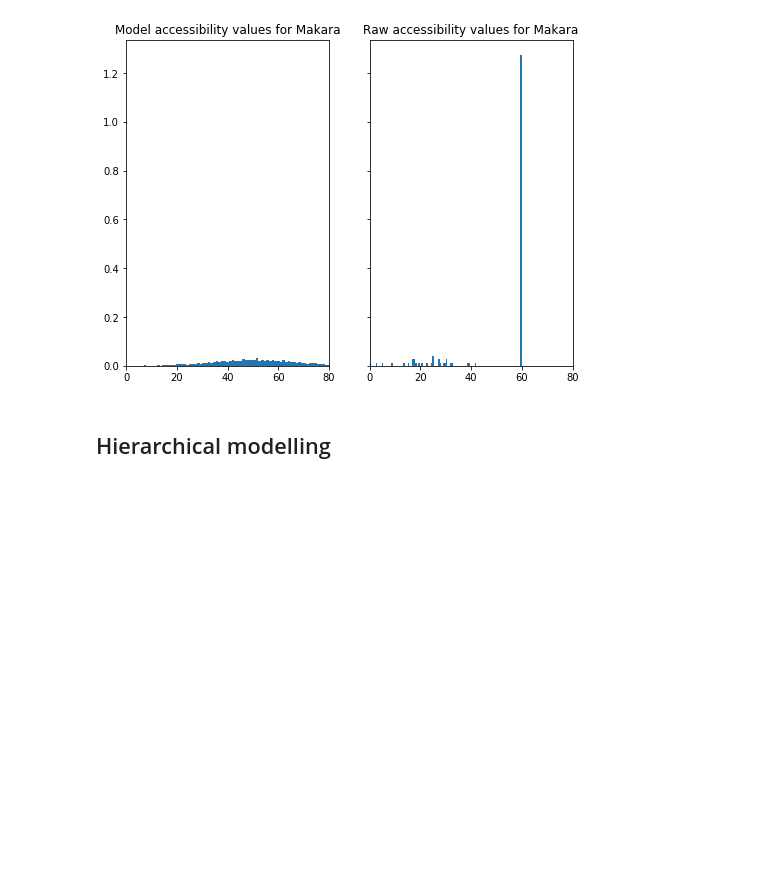
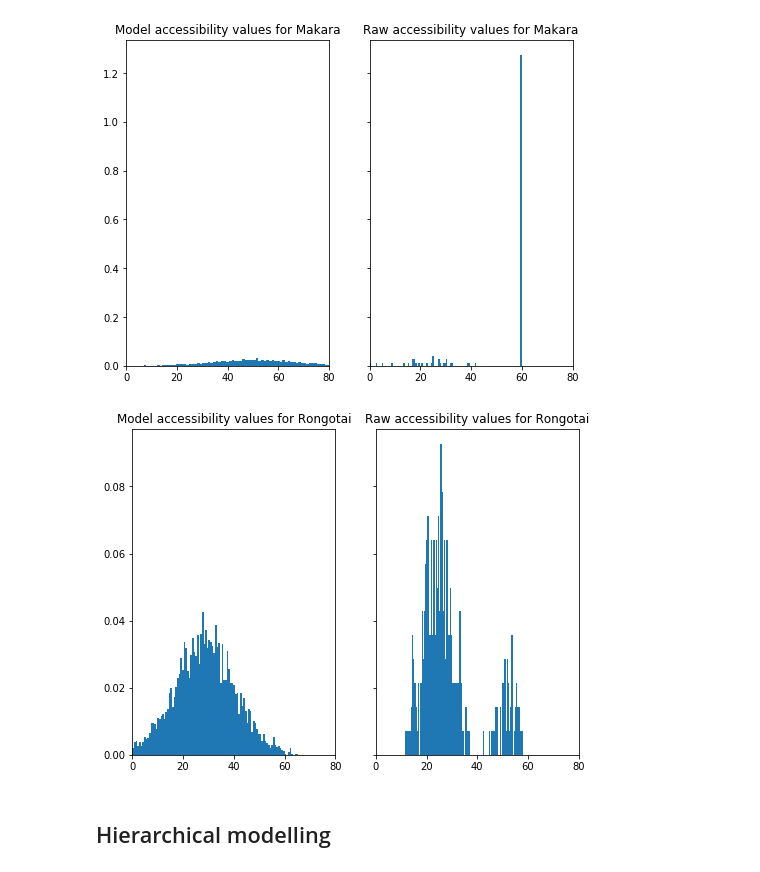
Before and after one commit to shriv/accessibility-series, a Jupyter notebook: Visualising accessibility by suburb.ipynb, the cells around one changed output. Drawn from its saved outputs; the diff is of its cells as text; code cells hidden in the pictures; blank space fills up the shorter version.

```diff
--- a/Visualising accessibility by suburb.ipynb
+++ b/Visualising accessibility by suburb.ipynb
@@ -383,6 +383,10 @@ tearo_fit = su.run_plot_suburb_stan(playground_df, lower_trunc_norm_model, 'Te A
 makara_fit = su.run_plot_suburb_stan(playground_df, lower_trunc_norm_model, 'Makara')
 # %% [output]
 [figure]
+# %%
+suburb_fit = su.run_plot_suburb_stan(playground_df, lower_trunc_norm_model, 'Rongotai')
+# %% [output]
+[figure, added]
 # %% [markdown]
 ## Hierarchical modelling
 # %%
```
Also changed, not shown: parts of 7 cells of this notebook, 2 other files.
